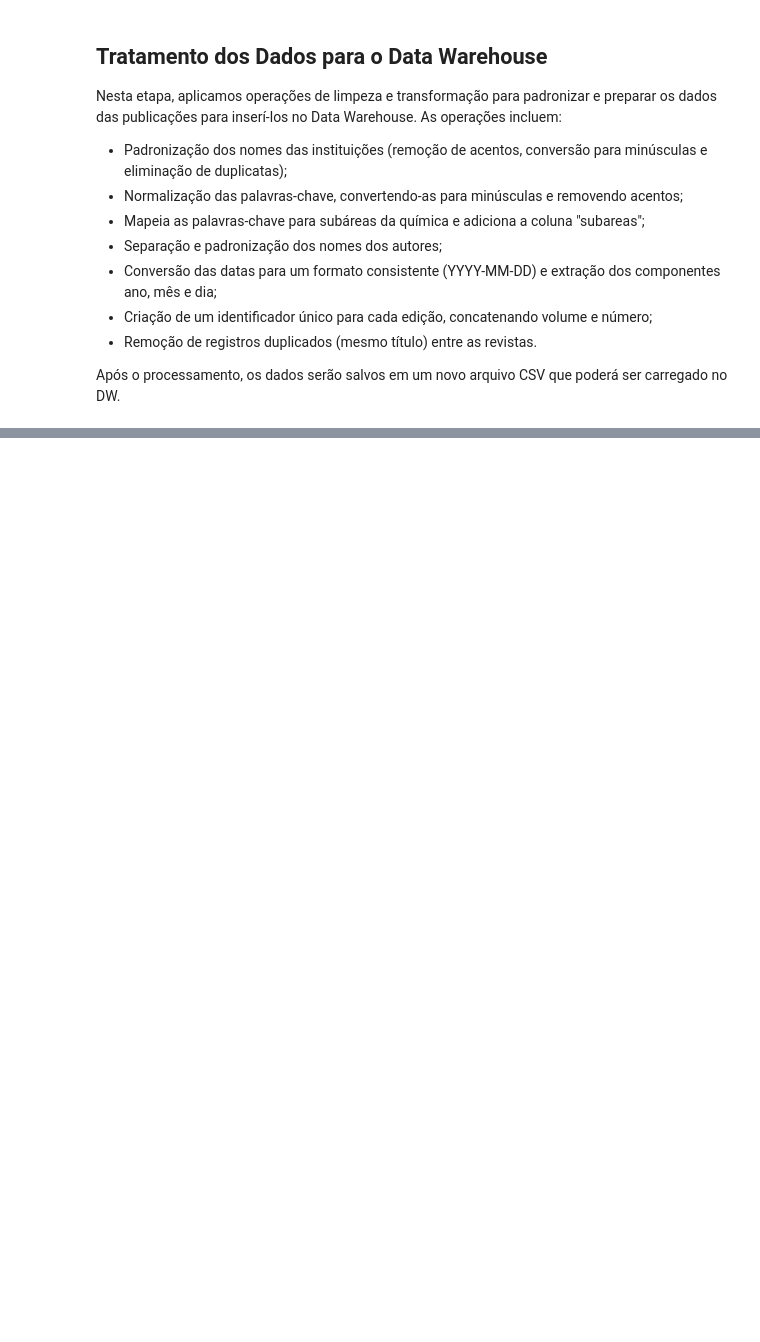
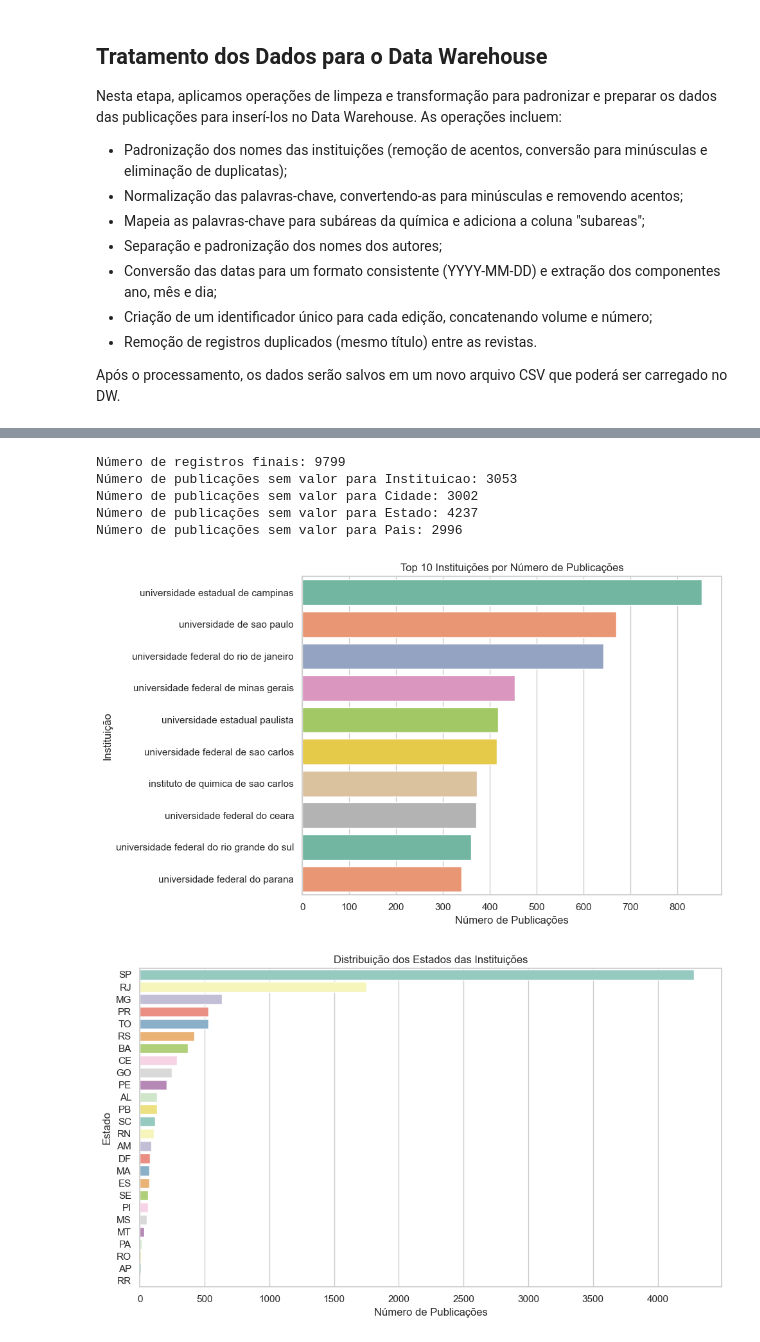
Before and after one commit to Pedro-bnogueira/NTBD-Web-Scraper, a Jupyter notebook: projeto_NTBD.ipynb, the cells around one changed output, grey strips where cells are left out. Drawn from its saved outputs; the diff is of its cells as text; code cells hidden in the pictures; blank space fills up the shorter version.

```diff
--- a/projeto_NTBD.ipynb
+++ b/projeto_NTBD.ipynb
@@ -197,0 +484,48 @@ Dados tratados e salvos em articles_dw.csv
+# %%
+# Configuração dos gráficos
+sns.set(style="whitegrid")
+plt.rcParams["figure.figsize"] = (10, 6)
+
+# Carregar o dataset final processado com as colunas de "Instituicao", "Cidade", "Estado", "Pais"
+df = pd.read_csv("articles_dw.csv", encoding="utf-8")
+print("Número de registros finais:", len(df))
+
+# Verificar a quantidade de publicações com valores ausentes nas colunas "Instituicao", "Cidade", "Estado", "Pais"
+cols = ["Instituicao", "Cidade", "Estado", "Pais"]
+for col in cols:
+    missing = df[col].isnull().sum() + (df[col].apply(lambda x: True if isinstance(x, str) and x.strip() == "" else False).sum())
+    print(f"Número de publicações sem valor para {col}: {missing}")
+
+# Análise da frequência das Instituições
+instituicoes_series = df["Instituicao"].dropna().apply(lambda x: [inst.strip() for inst in x.split(";") if inst.strip()])
+instituicoes_exploded = pd.Series([inst for sublist in instituicoes_series for inst in sublist])
+top_instituicoes = instituicoes_exploded.value_counts().head(10)
+
+plt.figure()
+sns.barplot(x=top_instituicoes.values, y=top_instituicoes.index, hue=top_instituicoes.index, dodge=False, legend=False, palette="Set2")
+plt.title("Top 10 Instituições por Número de Publicações")
+plt.xlabel("Número de Publicações")
+plt.ylabel("Instituição")
+plt.tight_layout()
+plt.show()
+
+# Distribuição dos Estados das Instituições
+estado_series = df["Estado"].dropna().apply(lambda x: [e.strip() for e in x.split(";") if e.strip()])
+estados_exploded = pd.Series([estado for sublist in estado_series for estado in sublist])
+estado_counts = estados_exploded.value_counts()
+
+plt.figure()
+sns.barplot(x=estado_counts.values, y=estado_counts.index, hue=estado_counts.index, dodge=False, legend=False, palette="Set3")
+plt.title("Distribuição dos Estados das Instituições")
+plt.xlabel("Número de Publicações")
+plt.ylabel("Estado")
+plt.tight_layout()
+plt.show()
+# %% [output]
+Número de registros finais: 9799
+Número de publicações sem valor para Instituicao: 3053
+Número de publicações sem valor para Cidade: 3002
+Número de publicações sem valor para Estado: 4237
+Número de publicações sem valor para Pais: 2996
+[figure, added]
+[figure, added]
```
Also changed, not shown: parts of 14 cells of this notebook.
